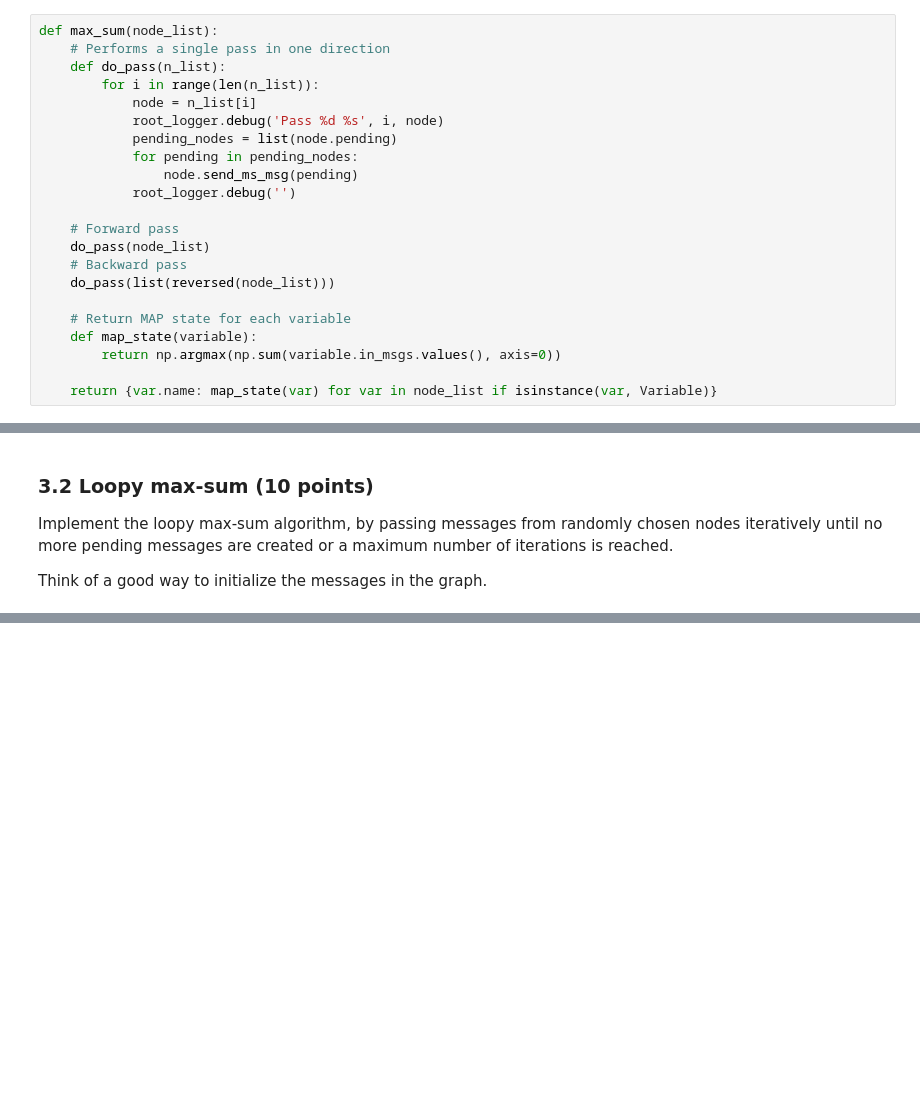
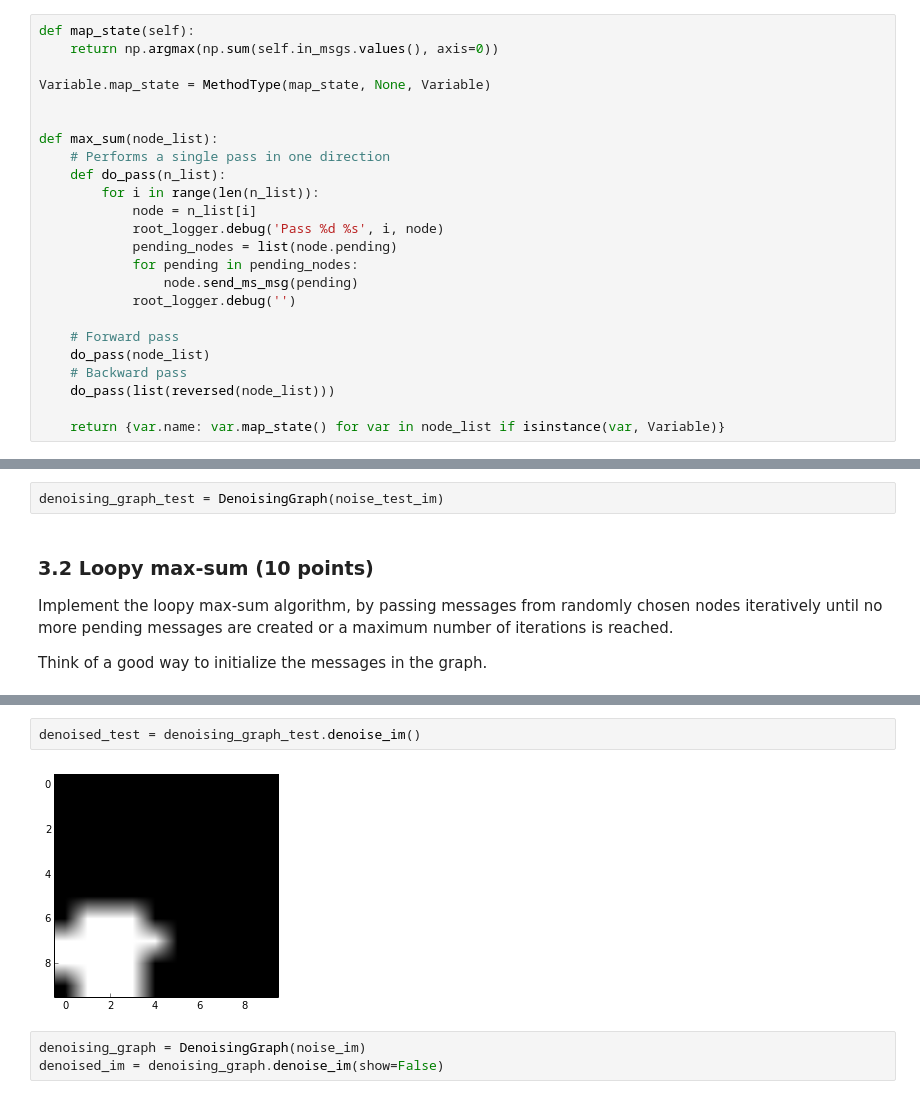
Before and after one commit to Vasileios-Charatsidis/machine-learning-2, a Jupyter notebook: lab2/lab2.ipynb, the cells around one changed output, grey strips where cells are left out. Drawn from its saved outputs; the diff is of its cells as text; blank space fills up the shorter version.

```diff
--- a/lab2/lab2.ipynb
+++ b/lab2/lab2.ipynb
@@ -616,6 +614,12 @@ Variable.send_ms_msg = MethodType(variable_send_ms_msg, None, Variable)
 
 Using the same message passing schedule we used for sum-product, implement the max-sum algorithm. For simplicity, we will ignore issues relating to non-unique maxima. So there is no need to implement backtracking; the MAP state is obtained by a per-node maximization (eq. 8.98 in Bishop). Make sure your algorithm works with both latent and observed variables.
 # %%
+def map_state(self):
+    return np.argmax(np.sum(self.in_msgs.values(), axis=0))
+
+Variable.map_state = MethodType(map_state, None, Variable)
+
+
 def max_sum(node_list):
     # Performs a single pass in one direction
     def do_pass(n_list):
@@ -632,11 +636,7 @@ def max_sum(node_list):
     # Backward pass
     do_pass(list(reversed(node_list)))
 
-    # Return MAP state for each variable
-    def map_state(variable):
-        return np.argmax(np.sum(variable.in_msgs.values(), axis=0))
-
-    return {var.name: map_state(var) for var in node_list if isinstance(var, Variable)}
+    return {var.name: var.map_state() for var in node_list if isinstance(var, Variable)}
 # %%
 graph = init_graph()
 max_sum(graph)
@@ -749,3 +771,5 @@ def init_denoising_graph(im, noise_prior=.5):
+# %%
+denoising_graph_test = DenoisingGraph(noise_test_im)
 # %% [markdown]
 ### 3.2 Loopy max-sum (10 points)
 Implement the loopy max-sum algorithm, by passing messages from randomly chosen nodes iteratively until no more pending messages are created or a maximum number of iterations is reached.
@@ -753,0 +833,7 @@ Think of a good way to initialize the messages in the graph.
+# %%
+denoised_test = denoising_graph_test.denoise_im()
+# %% [output]
+[figure, added]
+# %%
+denoising_graph = DenoisingGraph(noise_im)
+denoised_im = denoising_graph.denoise_im(show=False)
```
Also changed, not shown: parts of 10 cells of this notebook.
